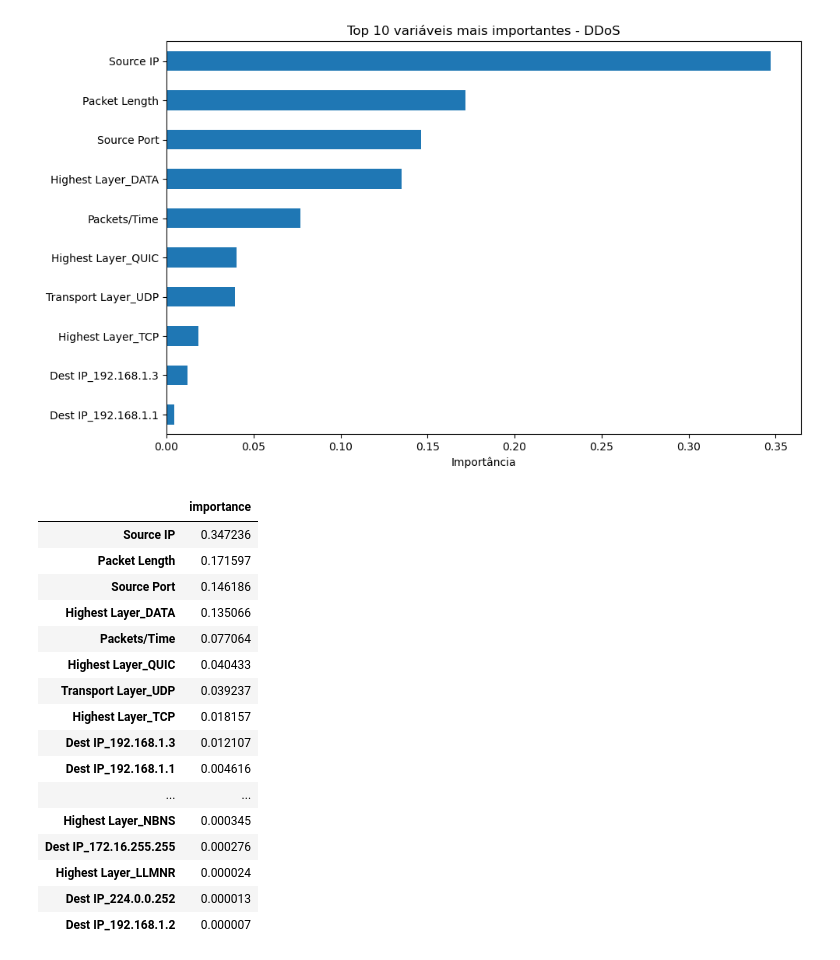
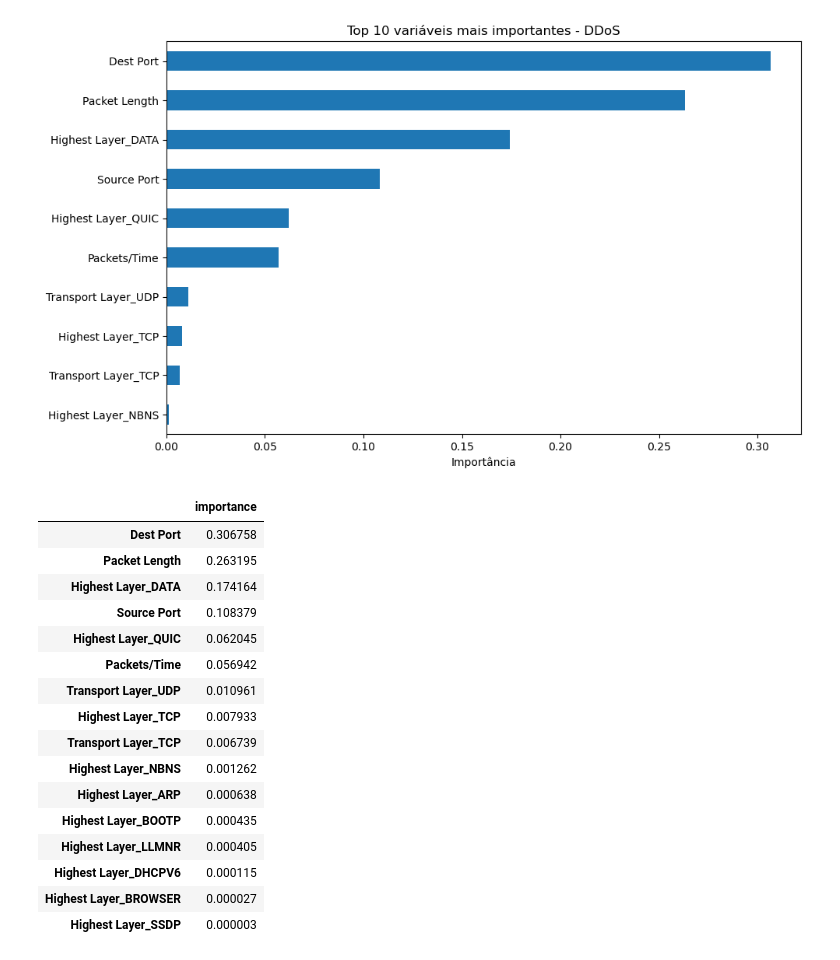
Before and after one commit to gerhardt2/tcc-bruno-ataques-ml, a Jupyter notebook: 2.Preparacao_Dataset/preparacao_DDoS.ipynb, the cells around one changed output. Drawn from its saved outputs; the diff is of its cells as text; code cells hidden in the pictures.

```diff
--- a/2.Preparacao_Dataset/preparacao_DDoS.ipynb
+++ b/2.Preparacao_Dataset/preparacao_DDoS.ipynb
@@ -74,37 +20,8 @@ Coluna-alvo detectada: target
 # %%
-df = df_ddos.copy()
+df_ddos = df_ddos.drop(columns=["Source IP", "Dest IP"])
 
-# Remover identificadores muito específicos (ajuste se necessário)
-possiveis_identificadores = [
-    "source IP","src_ip","dest IP","dst_ip","source port","src_port",
-    "Dest Port","dst_port","Flow ID","flow_id","Timestamp","timestamp"
-]
-para_remover = [c for c in possiveis_identificadores if c in df.columns]
-if para_remover:
-    df = df.drop(columns=para_remover)
+df_ddos = pd.get_dummies(df_ddos, columns=["Highest Layer", "Transport Layer"])
 
-# Se a coluna alvo for categórica (string), converte para rótulos numéricos
-y_raw = df[coluna_alvo]
-if y_raw.dtype == "object" or str(y_raw.dtype).startswith("category"):
-    y_map, uniques = pd.factorize(y_raw)
-    y = pd.Series(y_map, name=coluna_alvo)
-    print("Mapeamento de classes:", dict(enumerate(uniques.tolist())))
-else:
-    y = y_raw.astype(int) if np.issubdtype(y_raw.dtype, np.integer) else y_raw
-
-# X = tudo menos a coluna alvo
-X = df.drop(columns=[coluna_alvo])
-
-# Converte tudo que não for numérico em dummies
-colunas_nao_numericas = X.select_dtypes(include=["object","category"]).columns.tolist()
-if colunas_nao_numericas:
-    X = pd.get_dummies(X, columns=colunas_nao_numericas, drop_first=True)
-
-# Tenta converter colunas numéricas para tipo adequado
-for c in X.columns:
-    if not np.issubdtype(X[c].dtype, np.number):
-        X[c] = pd.to_numeric(X[c], errors="ignore")
-
-print("Formato final de X:", X.shape)
-display(X.head())
+df_ddos.to_csv("../datasets/DDoS_transformado.csv", index=False, decimal=".", sep=";")
+display(df_ddos.head())
 # %% [output]
@@ -118,38 +34,40 @@ Formato final de X: (852585, 30)
 # %%
 # OBS: para avaliação adequada, o ideal é separar treino/teste ou usar validação cruzada.
 # Aqui focamos na importância de features, como no seu código original.
+Y = df_ddos["target"]
+X = df_ddos.drop(columns="target")
 
-modelo = RandomForestClassifier(n_estimators=200, random_state=42, n_jobs=-1)
-modelo.fit(X, y)
+modelo = RandomForestClassifier()
+modelo.fit(X, Y)
 
 importancias = pd.Series(modelo.feature_importances_, index=X.columns).sort_values(ascending=False)
 
 top_n = 10
 plt.figure(figsize=(10, 6))
 importancias.head(top_n).plot(kind="barh")
 plt.title(f"Top {top_n} variáveis mais importantes - DDoS")
 plt.xlabel("Importância")
 plt.gca().invert_yaxis()
 plt.tight_layout()
 plt.show()
 
 display(importancias.head(25).to_frame("importance"))
 # %% [output]
-[figure, old version]
+[figure, new version]
 |  | importance |
-| Source IP | 0.347236 |
-| Packet Length | 0.171597 |
-| Source Port | 0.146186 |
-| Highest Layer_DATA | 0.135066 |
-| Packets/Time | 0.077064 |
-| Highest Layer_QUIC | 0.040433 |
-| Transport Layer_UDP | 0.039237 |
-| Highest Layer_TCP | 0.018157 |
-| Dest IP_192.168.1.3 | 0.012107 |
-| Dest IP_192.168.1.1 | 0.004616 |
-| ... | ... |
-| Highest Layer_NBNS | 0.000345 |
-| Dest IP_172.16.255.255 | 0.000276 |
-| Highest Layer_LLMNR | 0.000024 |
-| Dest IP_224.0.0.252 | 0.000013 |
-| Dest IP_192.168.1.2 | 0.000007 |
+| Dest Port | 0.306758 |
+| Packet Length | 0.263195 |
+| Highest Layer_DATA | 0.174164 |
+| Source Port | 0.108379 |
+| Highest Layer_QUIC | 0.062045 |
+| Packets/Time | 0.056942 |
+| Transport Layer_UDP | 0.010961 |
+| Highest Layer_TCP | 0.007933 |
+| Transport Layer_TCP | 0.006739 |
+| Highest Layer_NBNS | 0.001262 |
+| Highest Layer_ARP | 0.000638 |
+| Highest Layer_BOOTP | 0.000435 |
+| Highest Layer_LLMNR | 0.000405 |
+| Highest Layer_DHCPV6 | 0.000115 |
+| Highest Layer_BROWSER | 0.000027 |
+| Highest Layer_SSDP | 0.000003 |
```
Also changed, not shown: parts of 4 cells of this notebook, 34 other files.
